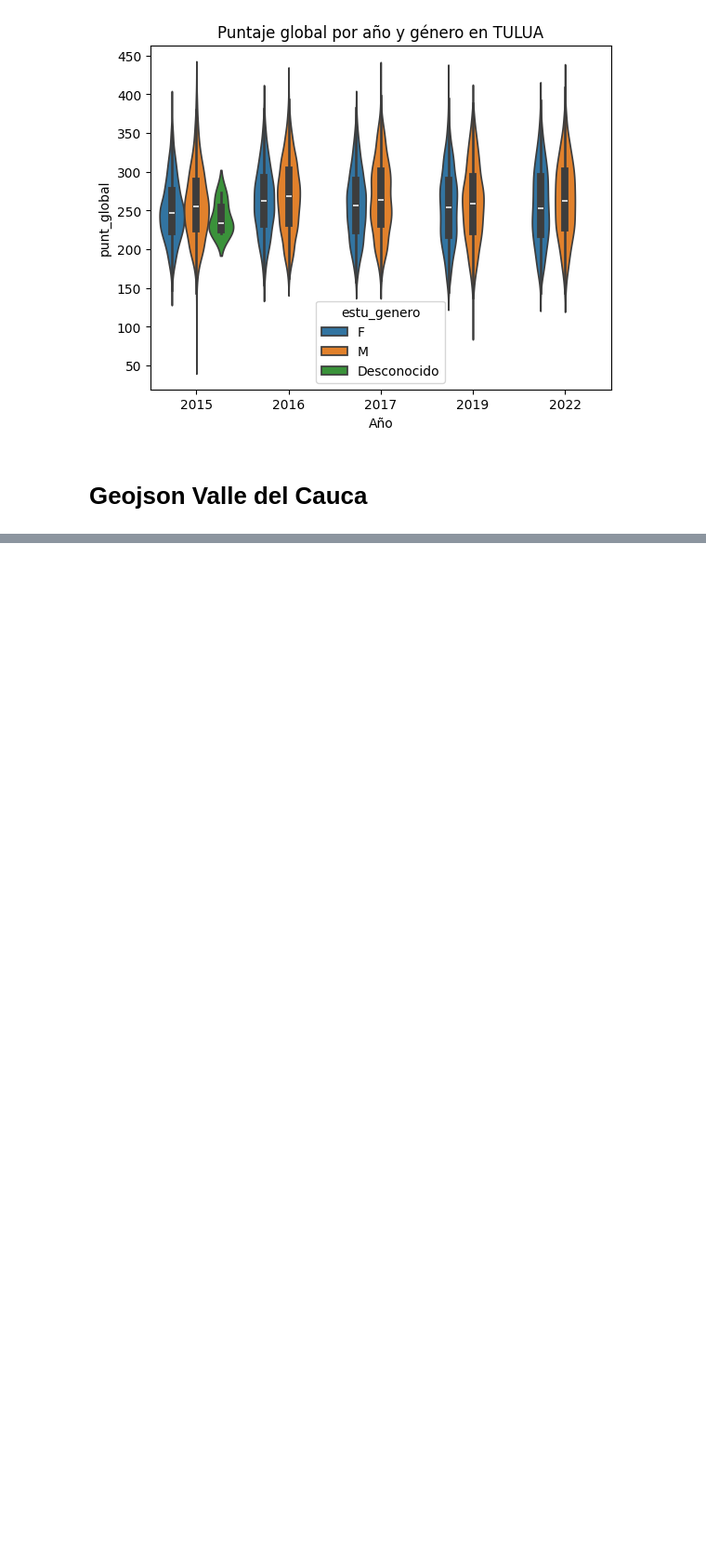
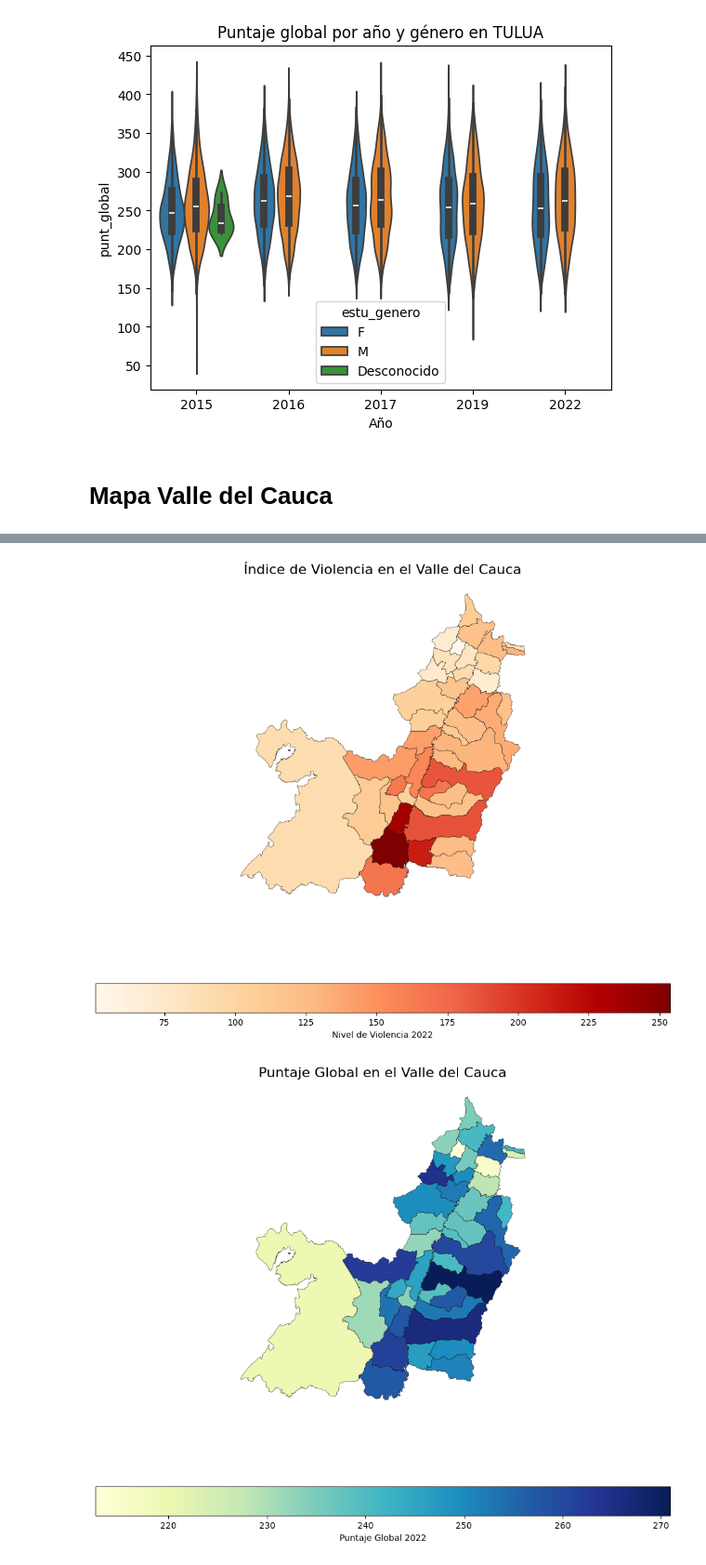
Before and after one commit to juancamilogoomezz/Proyecto-1, a Jupyter notebook: Notebook Consultas Violencia.ipynb, the cells around one changed output, grey strips where cells are left out. Shown at 93% size. Drawn from its saved outputs; the diff is of its cells as text; code cells hidden in the pictures; blank space fills up the shorter version.

Commit message:
mapas de calor valle del cauca violencia y puntaje global

```diff
--- a/Notebook Consultas Violencia.ipynb
+++ b/Notebook Consultas Violencia.ipynb
@@ -1631,6 +1634,80 @@ periodo
 Name: count, dtype: int64
 [figure]
 # %% [markdown]
-# Geojson Valle del Cauca
+# Mapa Valle del Cauca
 # %%
-#https://geoportal.dane.gov.co/mparcgis/rest/services/MGN2024/Serv_CapasMGN_2024/FeatureServer/319/query?where=DPTO_CCDGO+%3D+%2776%27&objectIds=&time=&geometry=&geometryType=esriGeometryEnvelope&inSR=&defaultSR=&spatialRel=esriSpatialRelIntersects&distance=&units=esriSRUnit_Foot&relationParam=&outFields=*&returnGeometry=true&maxAllowableOffset=&geometryPrecision=&outSR=&havingClause=&gdbVersion=&historicMoment=&returnDistinctValues=false&returnIdsOnly=false&returnCountOnly=false&returnExtentOnly=false&orderByFields=&groupByFieldsForStatistics=&outStatistics=&returnZ=false&returnM=false&multipatchOption=xyFootprint&resultOffset=&resultRecordCount=&returnTrueCurves=false&returnExceededLimitFeatures=false&quantizationParameters=&returnCentroid=false&timeReferenceUnknownClient=false&maxRecordCountFactor=&sqlFormat=none&resultType=&featureEncoding=esriDefault&datumTransformation=&cacheHint=false&f=geojson
+mapa_valle = gpd.read_file('valle.json')
+print(mapa_valle.columns)
+mapa_valle["mpio_cnmbr"] = mapa_valle["mpio_cnmbr"].str.upper()
+
+
+reemplazos = {
+    "CALIMA": "CALIMA EL DARIEN",
+    "CALIMA (DARIEN)": "CALIMA EL DARIEN",
+    "BUGA": "GUADALAJARA DE BUGA",
+    "JAMUNDÍ": "JAMUNDI",
+    "ALCALÁ": "ALCALA",
+    "ANDALUCÍA": "ANDALUCIA",
+    "BOLÍVAR": "BOLIVAR",
+    "EL ÁGUILA": "EL AGUILA",
+    "GUACARÍ": "GUACARI",
+    "RIOFRÍO": "RIOFRIO",
+    "LA UNIÓN": "LA UNION",
+    "TULUÁ": "TULUA"
+}
+
+mapa_valle["mpio_cnmbr"] = mapa_valle["mpio_cnmbr"].replace(reemplazos)
+
+#print(mapa_valle["mpio_cnmbr"].unique())
+
+#print(puntajes["cole_mcpio_ubicacion"].unique())
+anioesp=2022
+violencia_anioesp=munivio_agg[munivio_agg['año'] == anioesp].copy()
+
+#print(violencia_anioesp.head())
+
+mapa_valle['mpio_cnmbr'] = mapa_valle['mpio_cnmbr'].astype(str).str.upper().str.strip()
+violencia_anioesp['cole_mcpio_ubicacion'] = violencia_anioesp['cole_mcpio_ubicacion'].astype(str).str.upper().str.strip()
+mapa_final_grafico = mapa_valle.merge(violencia_anioesp, left_on='mpio_cnmbr', right_on='cole_mcpio_ubicacion', how='left')
+
+#print(mapa_valle['mpio_cnmbr'].unique())
+#print(violencia_anioesp['cole_mcpio_ubicacion'].unique())
+
+#print(mapa_final_grafico[['mpio_cnmbr', 'indice_violencia', 'punt_global']].isnull().sum())
+#print(mapa_final.columns)
+
+
+fig, ax = plt.subplots(1, 1, figsize=(12, 10))
+
+# Graficamos el índice de violencia que extrajiste con el melt
+mapa_final_grafico.plot(
+    column='indice_violencia',
+    cmap='OrRd',
+    legend=True,
+    edgecolor='black',
+    linewidth=0.3,
+    ax=ax,
+    legend_kwds={f'label': f"Nivel de Violencia {anioesp}", 'orientation': "horizontal"}
+)
+
+ax.set_title('Índice de Violencia en el Valle del Cauca', fontsize=16)
+ax.axis('off')
+
+fig1, ax1 = plt.subplots(1, 1, figsize=(12, 10))
+
+# Graficamos el índice de violencia que extrajiste con el melt
+mapa_final_grafico.plot(
+    column='punt_global',
+    cmap='YlGnBu',
+    legend=True,
+    edgecolor='black',
+    linewidth=0.3,
+    ax=ax1,
+    legend_kwds={f'label': f"Puntaje Global {anioesp}", 'orientation': "horizontal"}
+)
+
+ax1.set_title('Puntaje Global en el Valle del Cauca', fontsize=16)
+ax1.axis('off')
+
+plt.show()
+# %% [output]
@@ -1636,0 +1718,2 @@ Name: count, dtype: int64
+[figure, added]
+[figure, added]
```
Also changed, not shown: parts of 3 cells of this notebook.
